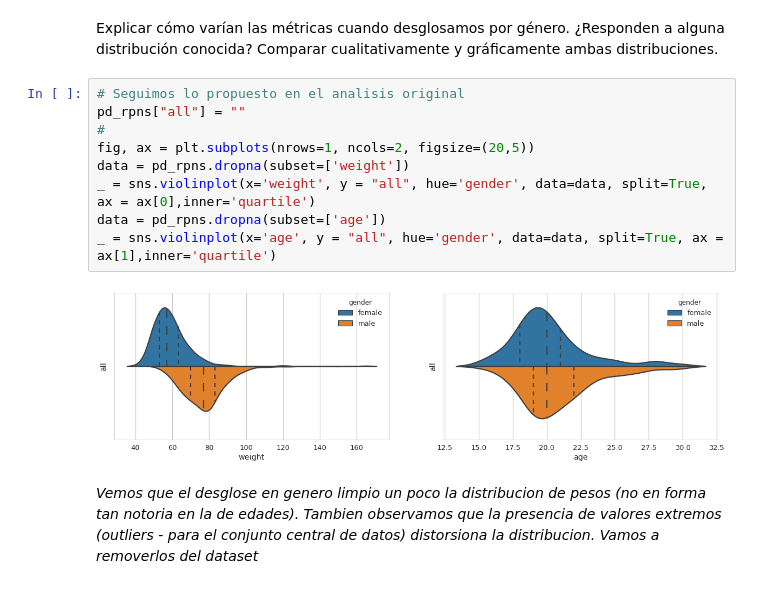
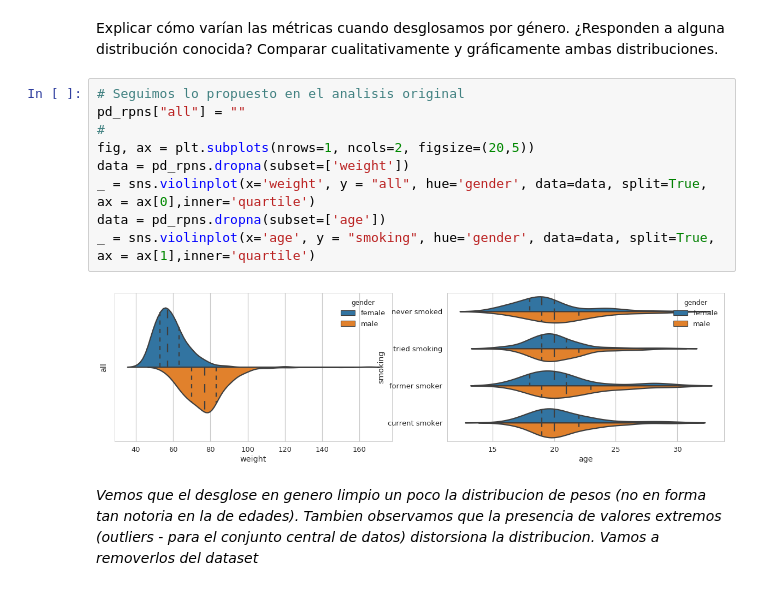
Before and after one commit to felixlapalma/diplodatos-ayv, a Jupyter notebook: ayv_2018/Laboratorio1.ipynb, the cells around one changed output. Saved outputs shown, nothing was run; the diff lists cells and outputs as text.

```diff
--- a/ayv_2018/Laboratorio1.ipynb
+++ b/ayv_2018/Laboratorio1.ipynb
@@ -233,14 +233,14 @@ Explicar cómo varían las métricas cuando desglosamos por género. ¿Responden
 # %%
 # Seguimos lo propuesto en el analisis original
 pd_rpns["all"] = ""
 #
 fig, ax = plt.subplots(nrows=1, ncols=2, figsize=(20,5))
 data = pd_rpns.dropna(subset=['weight'])
 _ = sns.violinplot(x='weight', y = "all", hue='gender', data=data, split=True, ax = ax[0],inner='quartile')
 data = pd_rpns.dropna(subset=['age'])
-_ = sns.violinplot(x='age', y = "all", hue='gender', data=data, split=True, ax = ax[1],inner='quartile')
+_ = sns.violinplot(x='age', y = "smoking", hue='gender', data=data, split=True, ax = ax[1],inner='quartile')
 # %% [output]
-[figure, old version]
+[figure, new version]
 # %% [markdown]
 *Vemos que el desglose en genero limpio un poco la distribucion de pesos (no en forma tan notoria en la de edades). Tambien observamos que la presencia de valores extremos (outliers - para el conjunto central de datos) distorsiona la distribucion. Vamos a removerlos del dataset*
 # %%
```
Also changed, not shown: parts of 42 cells of this notebook.
